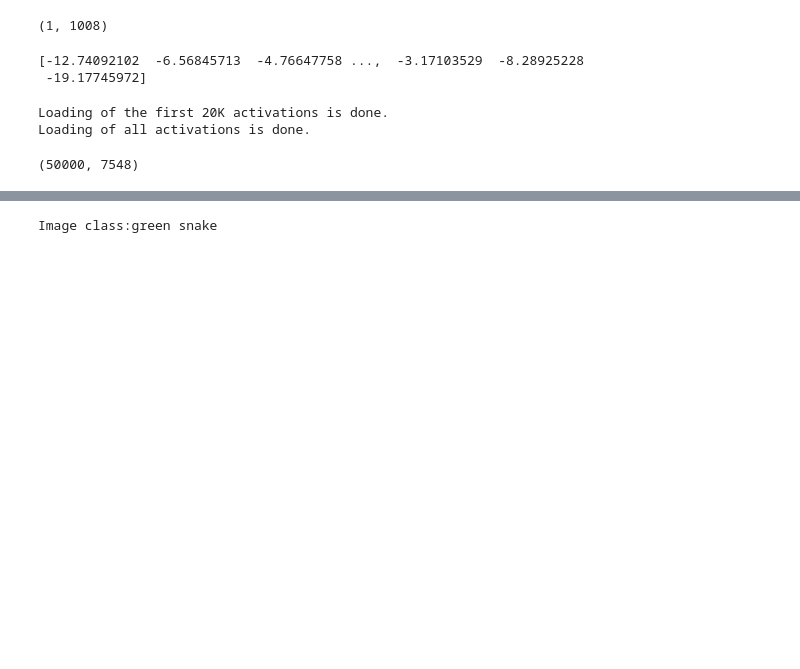
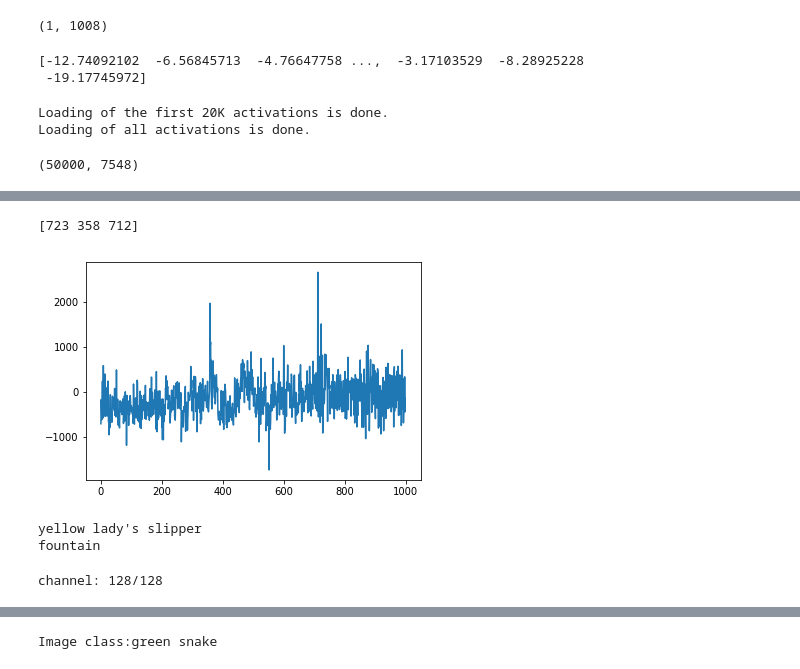
Before and after one commit to micsodaki/NeuralNet-Hierarchy, a Jupyter notebook: ChannelActivation.ipynb, the cells around one changed output, grey strips where cells are left out. Saved outputs shown, nothing was run; the diff lists cells and outputs as text; code cells hidden in the pictures; blank space fills up the shorter version.

```diff
--- a/ChannelActivation.ipynb
+++ b/ChannelActivation.ipynb
@@ -333,0 +293,35 @@ hist
+# %%
+#GET FIRST X MAXIMUM ACTIVATIONS OF EVERY CHANNELS
+import matplotlib.pyplot as plt
+
+nbr_classes = 1000
+nbrMaxActivations = 50000
+
+
+topActivationsOfChannels = np.zeros((all_activation.shape[1],nbr_classes))
+mostActivations = np.zeros((all_activation.shape[1]))
+
+for channelNbr in range(0,all_activation.shape[1]):
+    #activatioons of a particular channel
+    channelActivations = all_activation[:,channelNbr]
+    #top nbrMaxActivations activations of a particular channel
+    maxActivations = np.sort(channelActivations)[-nbrMaxActivations:]
+    #image indexes of the top nbrMaxActivations activations of a particular channel
+    maxActivationIndexes = np.argsort(channelActivations)[-nbrMaxActivations:]
+
+    #classes of the top nbrMaxActivations activations of a particular channel
+    maxActivationClasses = grountTruth[maxActivationIndexes]
+
+    for activationIdx in range(0,nbrMaxActivations):
+        #get class index of an activation
+        classIdx = int(maxActivationClasses[activationIdx])
+        #get the size of an activation
+        activation = maxActivations[activationIdx]
+        #store the weighted class activation
+        topActivationsOfChannels[channelNbr,classIdx-1] += activation
+
+
+    classActivations,bins = np.histogram(maxActivationClasses,bins=nbr_classes)
+    print("Channel number: " + str(channelNbr) + " Most activation in class: " + str(max(classActivations)))
+
+    mostActivations[channelNbr] = max(classActivations)
@@ -333,0 +370,37 @@ hist
+# %%
+plt.plot(topActivationsOfChannels[4460,:])
+
+print(np.argsort(topActivationsOfChannels[4460,:])[-3:])
+# %% [output]
+[723 358 712]
+[figure, added]
+# %%
+#GET CLASS NAMES
+classIndex = 358
+print(classNames[classIndex])
+classIndex = 712
+print(classNames[classIndex])
+# %% [output]
+yellow lady's slipper
+fountain
+# %%
+#CALCULATE CLASS-SIMILIRATY CONFUSION MATRIX FOR CHANNELS
+
+layer = 50
+
+channelConfusionMatrixes = np.zeros((nbr_classes,nbr_classes,len(layer_indexes[layer])))
+
+for confMatrixIdx,channelIdx in enumerate(layer_indexes[layer]):
+    print("channel: " + str(confMatrixIdx+1) + "/" + str(len(layer_indexes[layer])),end='\r')
+    for class1 in range(0,nbr_classes-1):
+        for class2 in range(class1+1,nbr_classes):
+            biggerActivation = max(topActivationsOfChannels[channelIdx,class1],topActivationsOfChannels[channelIdx,class2])
+            smallerActivation = min(topActivationsOfChannels[channelIdx,class1],topActivationsOfChannels[channelIdx,class2])
+
+            if smallerActivation !=0:
+                #store the ratio of the two classes' activation
+                channelConfusionMatrixes[class1,class2,confMatrixIdx] = smallerActivation/biggerActivation
+                #store the bigger activation as weight
+                channelConfusionMatrixes[class2,class1,confMatrixIdx] = biggerActivation
+# %% [output]
+channel: 128/128
```
Also changed, not shown: parts of 17 cells of this notebook.
